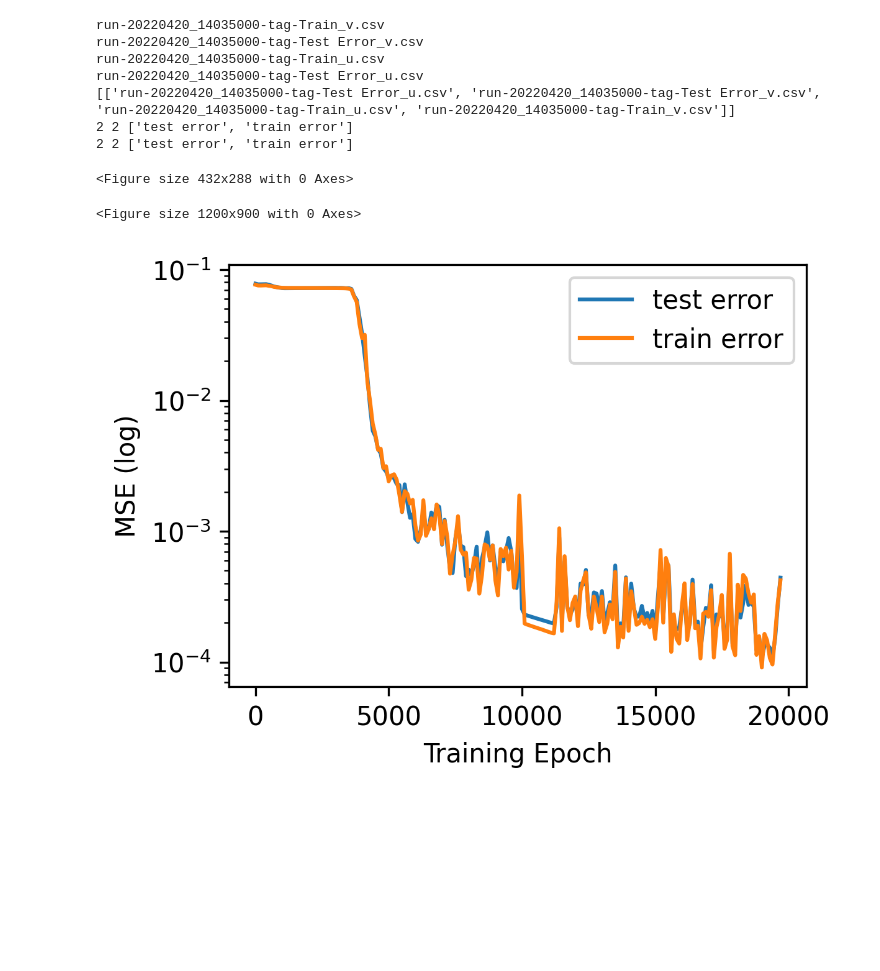
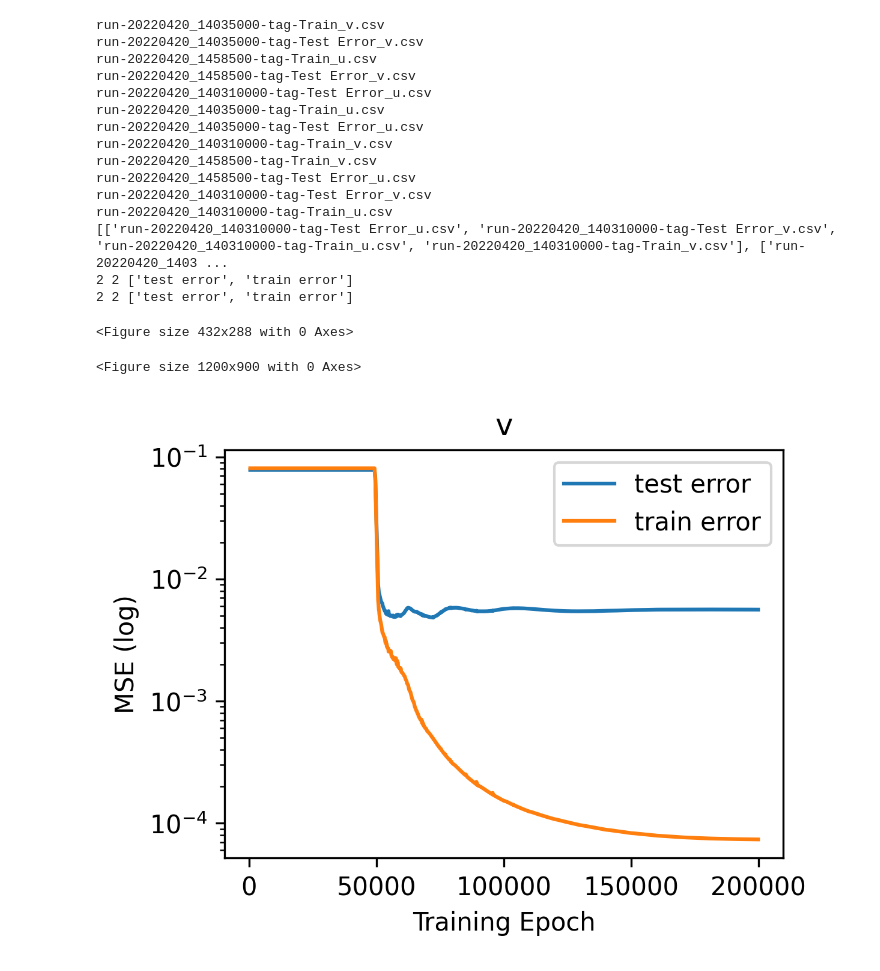
Before and after one commit to quantumiracle/nn_pde, a Jupyter notebook: torch/plot_result.ipynb, the cells around one changed output. Cells and saved outputs as stored; diff of their text form; code cells hidden in the pictures; blank space fills up the shorter version.

```diff
--- a/torch/plot_result.ipynb
+++ b/torch/plot_result.ipynb
@@ -15,61 +15,70 @@ for file in os.listdir(data_path):
     files.append(file)
 
 # group by training date
-files = [list(g) for k, g in groupby(sorted(files), lambda x: x.split('_', 1)[0])]
+files = [list(g) for k, g in groupby(sorted(files), lambda x: x.split('-', 2)[:2])]
 files.sort(key=lambda s: len(s))
 print(files)
 
-def plot(xs, ys, ls, savepath=''):
+def plot(xs, ys, ls, savepath='', title=''):
     plt.clf()
     plt.figure(figsize=(4, 3), dpi=300)
     print(len(xs), len(ys), ls)
     for x, y, l in zip(xs, ys, ls):
         plt.plot(x,y,label=l)
     plt.legend()
-    plt.title(savepath.upper().split('.')[0])
+    plt.title(title)
     plt.yscale('log')
     plt.ylabel('MSE (log)')
     plt.xlabel('Training Epoch')
     plt.savefig(savepath, bbox_inches='tight', dpi=300)
 
 xs, ys = [], []
-for f in files[0]: # the first group
+idx = 2 # the group
+for f in files[idx]:
     if '_u' in f:
         file_path = os.path.join(data_path, f)
         data = read_csv(file_path)
         xs.append(data['Step'])
         ys.append(data['Value'])
-plot(xs, ys, ls=['test error', 'train error'], savepath=f'./figures/compare_u.png')
+plot(xs, ys, ls=['test error', 'train error'], savepath=f'./figures/compare_u.png', title='u')
 
 
 xs, ys = [], []
-for f in files[0]: # the first group
+for f in files[idx]:
     if '_v' in f:
         file_path = os.path.join(data_path, f)
         data = read_csv(file_path)
         xs.append(data['Step'])
         ys.append(data['Value'])
-plot(xs, ys, ls=['test error', 'train error'], savepath=f'./figures/compare_v.png')
+plot(xs, ys, ls=['test error', 'train error'], savepath=f'./figures/compare_v.png', title='v')
 
 
 # for i, f in enumerate(files[0]):
 #     file_path = os.path.join(data_path, f)
 #     print(f)
 #     data = read_csv(file_path)
 #     xs.append(data['Step'])
 #     ys.append(data['Value'])
 #     if (i+1) % 2 == 0:
 #         figname = 'compare_u' if '_u' in f else 'compare_v'
 #         plot(xs, ys, ls=['test error', 'train error'], savepath=f'./figures/{figname}.png')
 #         xs, ys = [], []
 # %% [output]
 run-20220420_14035000-tag-Train_v.csv
 run-20220420_14035000-tag-Test Error_v.csv
+run-20220420_1458500-tag-Train_u.csv
+run-20220420_1458500-tag-Test Error_v.csv
+run-20220420_140310000-tag-Test Error_u.csv
 run-20220420_14035000-tag-Train_u.csv
 run-20220420_14035000-tag-Test Error_u.csv
-[['run-20220420_14035000-tag-Test Error_u.csv', 'run-20220420_14035000-tag-Test Error_v.csv', 'run-20220420_14035000-tag-Train_u.csv', 'run-20220420_14035000-tag-Train_v.csv']]
+run-20220420_140310000-tag-Train_v.csv
+run-20220420_1458500-tag-Train_v.csv
+run-20220420_1458500-tag-Test Error_u.csv
+run-20220420_140310000-tag-Test Error_v.csv
+run-20220420_140310000-tag-Train_u.csv
+[['run-20220420_140310000-tag-Test Error_u.csv', 'run-20220420_140310000-tag-Test Error_v.csv', 'run-20220420_140310000-tag-Train_u.csv', 'run-20220420_140310000-tag-Train_v.csv'], ['run-20220420_1403 ...
 2 2 ['test error', 'train error']
 2 2 ['test error', 'train error']
 <Figure size 432x288 with 0 Axes>
 <Figure size 1200x900 with 0 Axes>
-[figure, old version]
+[figure, new version]
```
Also changed, not shown: parts of 5 cells of this notebook, 18 other files.
